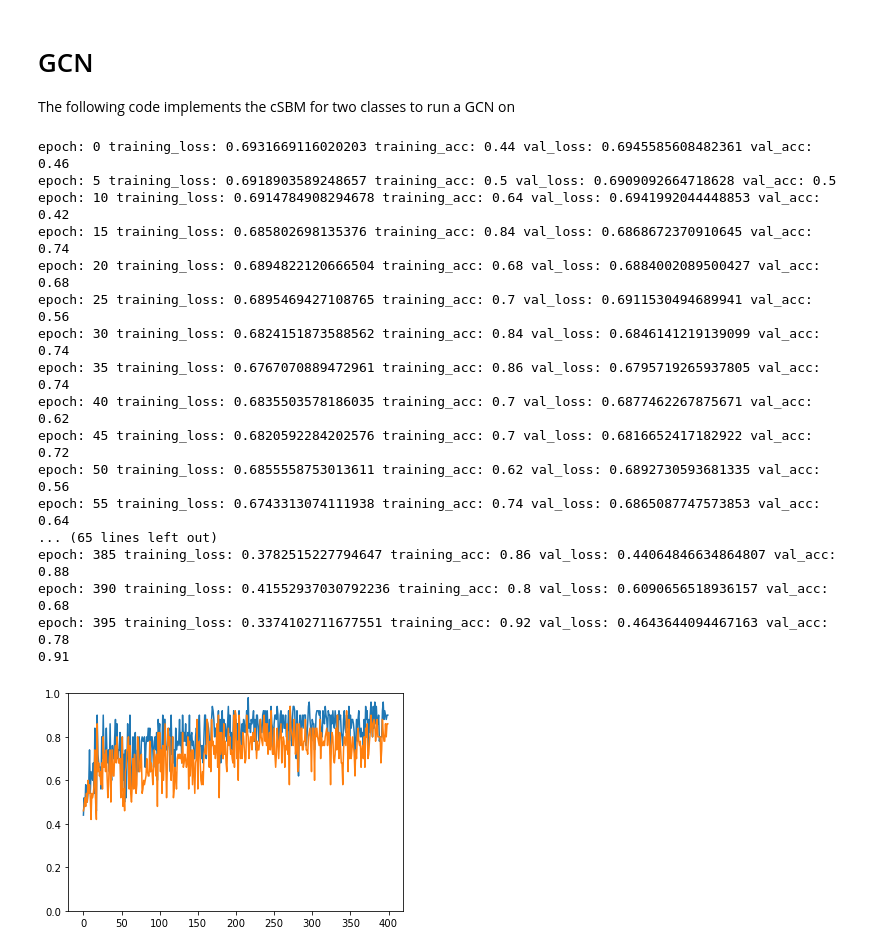
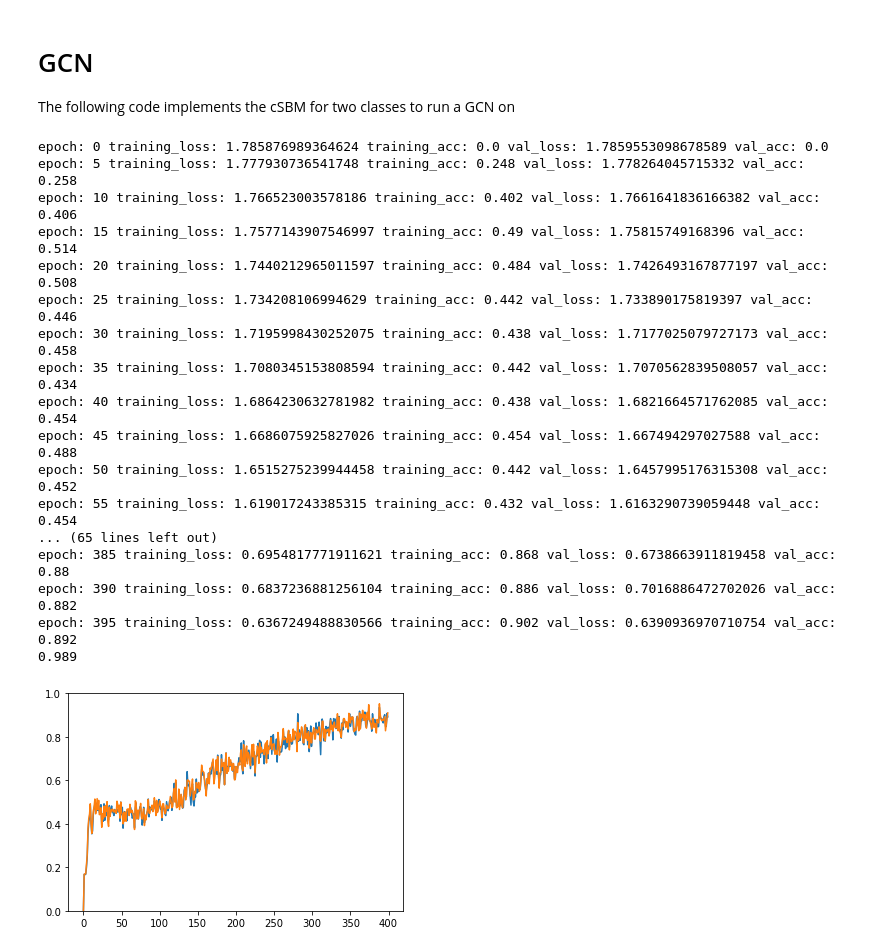
Before and after one commit to brownthesr/Synthetic-Graphs, a Jupyter notebook: SBM.ipynb, the cells around one changed output. Drawn from its saved outputs; the diff is of its cells as text; code cells hidden in the pictures.

```diff
--- a/SBM.ipynb
+++ b/SBM.ipynb
@@ -219,14 +219,14 @@ def accuracy(preds,mask):# obtains the accuracy of the model
 
 # these are the hyperparameters to generate the graph/features, still unsure how tweaking them would change the graph
 d=10 # this is the average degree
-lamb = -4 # difference in edge_densities, 0 indicates only node features are informative lamb>0 means more intra edges vs inter edges(homophily)
+lamb = 40 # difference in edge_densities, 0 indicates only node features are informative lamb>0 means more intra edges vs inter edges(homophily)
 # lamb < 0 means less intra edges vs inter edges(heterophily)
-mu = 0# difference between the means of the two classes, increasing this means increasing difference between class features
-num_nodes = 100
-num_features = 3
-num_classes=3
+mu = 500# difference between the means of the two classes, increasing this means increasing difference between class features
+num_nodes = 1000
+num_features = 8
+num_classes=6
 
-adj, b, labels = generate_cSBM(d,lamb,mu,num_features,num_nodes)
+adj, b, labels = generate_cSBM(d,lamb,mu,num_features,num_nodes,num_classes)
 edge_list = adj_to_list(adj)
 
 # our hyperparameter for our hidden model
@@ -252,47 +252,47 @@ losses = []
 accs = []
 for epoch in range(epochs):# runs through all the data 200 times
     optimizer.zero_grad()
     out = model(b,edge_list)
 
     train_loss = F.nll_loss(out[train_mask], labels[train_mask])
     train_acc = accuracy(out.max(1)[1], train_mask)
 
     val_loss = F.nll_loss(out[val_mask], labels[val_mask])
     val_acc = accuracy(out.max(1)[1], val_mask)
     losses.append([train_loss.item(),val_loss.item()])
     accs.append([train_acc,val_acc])
     if(epoch %5 == 0):
         print("epoch: {} training_loss: {} training_acc: {} val_loss: {} val_acc: {}".format(epoch,train_loss,train_acc,val_loss, val_acc))
 
     train_loss.backward()
     optimizer.step()
 
 losses = np.array(losses)
 accs = np.array(accs)
 plt.plot(accs[:,0])
 plt.plot(accs[:,1])
 plt.ylim(0,1)
 
 model.eval()
 out = model(b,edge_list)
 test_acc = accuracy(out.max(1)[1],torch.ones(num_nodes).to(torch.bool))
 print(test_acc)
 # %% [output]
-epoch: 0 training_loss: 0.6931669116020203 training_acc: 0.44 val_loss: 0.6945585608482361 val_acc: 0.46
-epoch: 5 training_loss: 0.6918903589248657 training_acc: 0.5 val_loss: 0.6909092664718628 val_acc: 0.5
-epoch: 10 training_loss: 0.6914784908294678 training_acc: 0.64 val_loss: 0.6941992044448853 val_acc: 0.42
-epoch: 15 training_loss: 0.685802698135376 training_acc: 0.84 val_loss: 0.6868672370910645 val_acc: 0.74
-epoch: 20 training_loss: 0.6894822120666504 training_acc: 0.68 val_loss: 0.6884002089500427 val_acc: 0.68
-epoch: 25 training_loss: 0.6895469427108765 training_acc: 0.7 val_loss: 0.6911530494689941 val_acc: 0.56
-epoch: 30 training_loss: 0.6824151873588562 training_acc: 0.84 val_loss: 0.6846141219139099 val_acc: 0.74
-epoch: 35 training_loss: 0.6767070889472961 training_acc: 0.86 val_loss: 0.6795719265937805 val_acc: 0.74
-epoch: 40 training_loss: 0.6835503578186035 training_acc: 0.7 val_loss: 0.6877462267875671 val_acc: 0.62
-epoch: 45 training_loss: 0.6820592284202576 training_acc: 0.7 val_loss: 0.6816652417182922 val_acc: 0.72
-epoch: 50 training_loss: 0.6855558753013611 training_acc: 0.62 val_loss: 0.6892730593681335 val_acc: 0.56
-epoch: 55 training_loss: 0.6743313074111938 training_acc: 0.74 val_loss: 0.6865087747573853 val_acc: 0.64
+epoch: 0 training_loss: 1.785876989364624 training_acc: 0.0 val_loss: 1.7859553098678589 val_acc: 0.0
+epoch: 5 training_loss: 1.777930736541748 training_acc: 0.248 val_loss: 1.778264045715332 val_acc: 0.258
+epoch: 10 training_loss: 1.766523003578186 training_acc: 0.402 val_loss: 1.7661641836166382 val_acc: 0.406
+epoch: 15 training_loss: 1.7577143907546997 training_acc: 0.49 val_loss: 1.75815749168396 val_acc: 0.514
+epoch: 20 training_loss: 1.7440212965011597 training_acc: 0.484 val_loss: 1.7426493167877197 val_acc: 0.508
+epoch: 25 training_loss: 1.734208106994629 training_acc: 0.442 val_loss: 1.733890175819397 val_acc: 0.446
+epoch: 30 training_loss: 1.7195998430252075 training_acc: 0.438 val_loss: 1.7177025079727173 val_acc: 0.458
+epoch: 35 training_loss: 1.7080345153808594 training_acc: 0.442 val_loss: 1.7070562839508057 val_acc: 0.434
+epoch: 40 training_loss: 1.6864230632781982 training_acc: 0.438 val_loss: 1.6821664571762085 val_acc: 0.454
+epoch: 45 training_loss: 1.6686075925827026 training_acc: 0.454 val_loss: 1.667494297027588 val_acc: 0.488
+epoch: 50 training_loss: 1.6515275239944458 training_acc: 0.442 val_loss: 1.6457995176315308 val_acc: 0.452
+epoch: 55 training_loss: 1.619017243385315 training_acc: 0.432 val_loss: 1.6163290739059448 val_acc: 0.454
 ... (65 lines left out)
-epoch: 385 training_loss: 0.3782515227794647 training_acc: 0.86 val_loss: 0.44064846634864807 val_acc: 0.88
-epoch: 390 training_loss: 0.41552937030792236 training_acc: 0.8 val_loss: 0.6090656518936157 val_acc: 0.68
-epoch: 395 training_loss: 0.3374102711677551 training_acc: 0.92 val_loss: 0.4643644094467163 val_acc: 0.78
-0.91
+epoch: 385 training_loss: 0.6954817771911621 training_acc: 0.868 val_loss: 0.6738663911819458 val_acc: 0.88
+epoch: 390 training_loss: 0.6837236881256104 training_acc: 0.886 val_loss: 0.7016886472702026 val_acc: 0.882
+epoch: 395 training_loss: 0.6367249488830566 training_acc: 0.902 val_loss: 0.6390936970710754 val_acc: 0.892
+0.989
-[figure, old version]
+[figure, new version]
```
Also changed, not shown: parts of 3 cells of this notebook.
